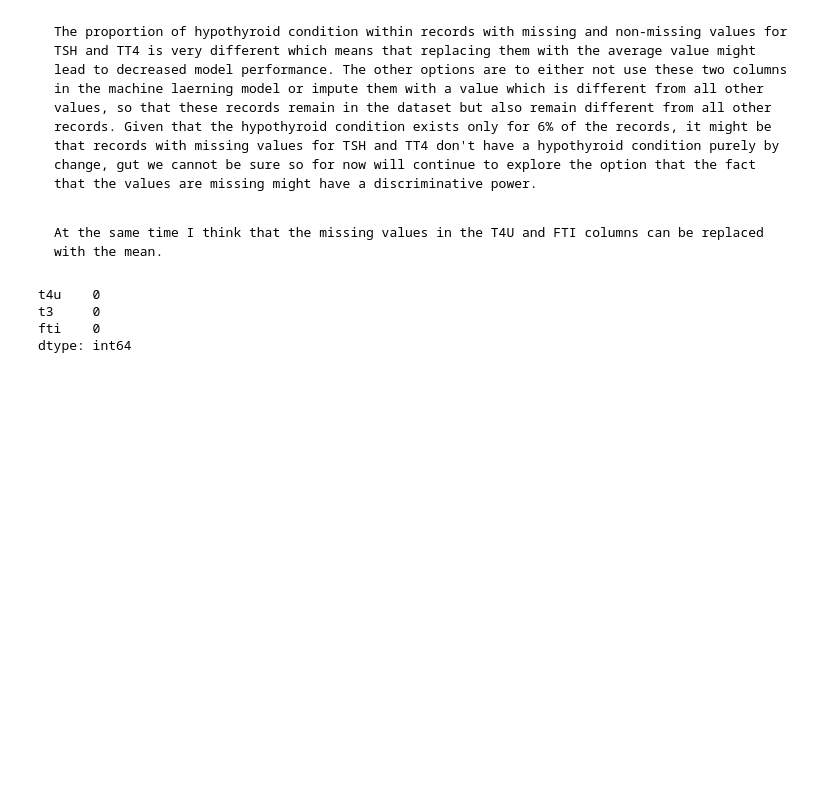
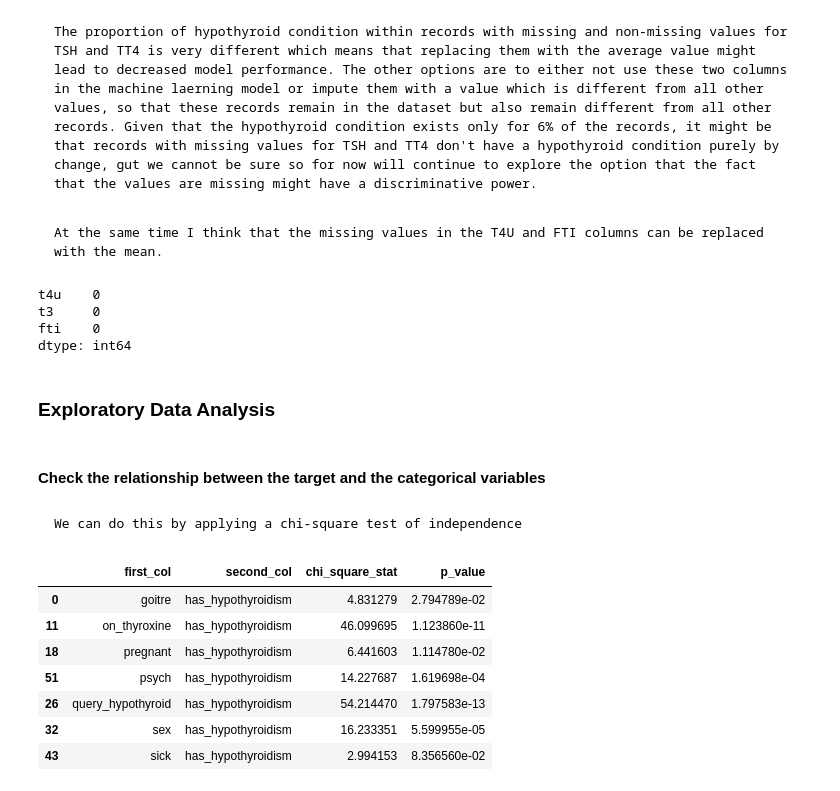
Before and after one commit to kchomakova/ai_upskill_2025_datascience, a Jupyter notebook: notebooks/Predict Hypothyroidism.ipynb, the cells around one changed output. Cells and saved outputs as stored; diff of their text form; code cells hidden in the pictures; blank space fills up the shorter version.

```diff
--- a/notebooks/Predict Hypothyroidism.ipynb
+++ b/notebooks/Predict Hypothyroidism.ipynb
@@ -368,3 +409,34 @@ t4u    0
 t3     0
 fti    0
 dtype: int64
+# %% [markdown]
+### Exploratory Data Analysis
+# %% [markdown]
+#### Check the relationship between the target and the categorical variables
+# %% [markdown]
+    We can do this by applying a chi-square test of independence
+# %%
+dataset_categorical = thyroid_disease_data.select_dtypes(include='int')
+pairs = list(itertools.combinations(dataset_categorical.columns, 2))
+output_df = pd.DataFrame(columns=['first_col', 'second_col', 'chi_square_stat', 'p_value'])
+
+for pair in pairs:
+    contingency_table = pd.crosstab(dataset_categorical[pair[0]], dataset_categorical[pair[1]])
+    chi2_stat, p_val  = chi2_contingency(contingency_table)[:2]
+
+    if p_val <= 0.1:
+        new_row = pd.DataFrame({'first_col': [pair[0]], 'second_col': [pair[1]], 'chi_square_stat': [chi2_stat], 'p_value': [p_val]})
+        output_df = pd.concat([output_df, new_row], ignore_index=True)
+
+    output_df = output_df.sort_values(by = ['first_col', 'second_col'])
+
+output_df.loc[(output_df['first_col'] == 'has_hypothyroidism') | (output_df['second_col'] == 'has_hypothyroidism')]
+# %% [output]
+|  | first_col | second_col | chi_square_stat | p_value |
+| 0 | goitre | has_hypothyroidism | 4.831279 | 2.794789e-02 |
+| 11 | on_thyroxine | has_hypothyroidism | 46.099695 | 1.123860e-11 |
+| 18 | pregnant | has_hypothyroidism | 6.441603 | 1.114780e-02 |
+| 51 | psych | has_hypothyroidism | 14.227687 | 1.619698e-04 |
+| 26 | query_hypothyroid | has_hypothyroidism | 54.214470 | 1.797583e-13 |
+| 32 | sex | has_hypothyroidism | 16.233351 | 5.599955e-05 |
+| 43 | sick | has_hypothyroidism | 2.994153 | 8.356560e-02 |
```
Also changed, not shown: parts of 21 cells of this notebook.
